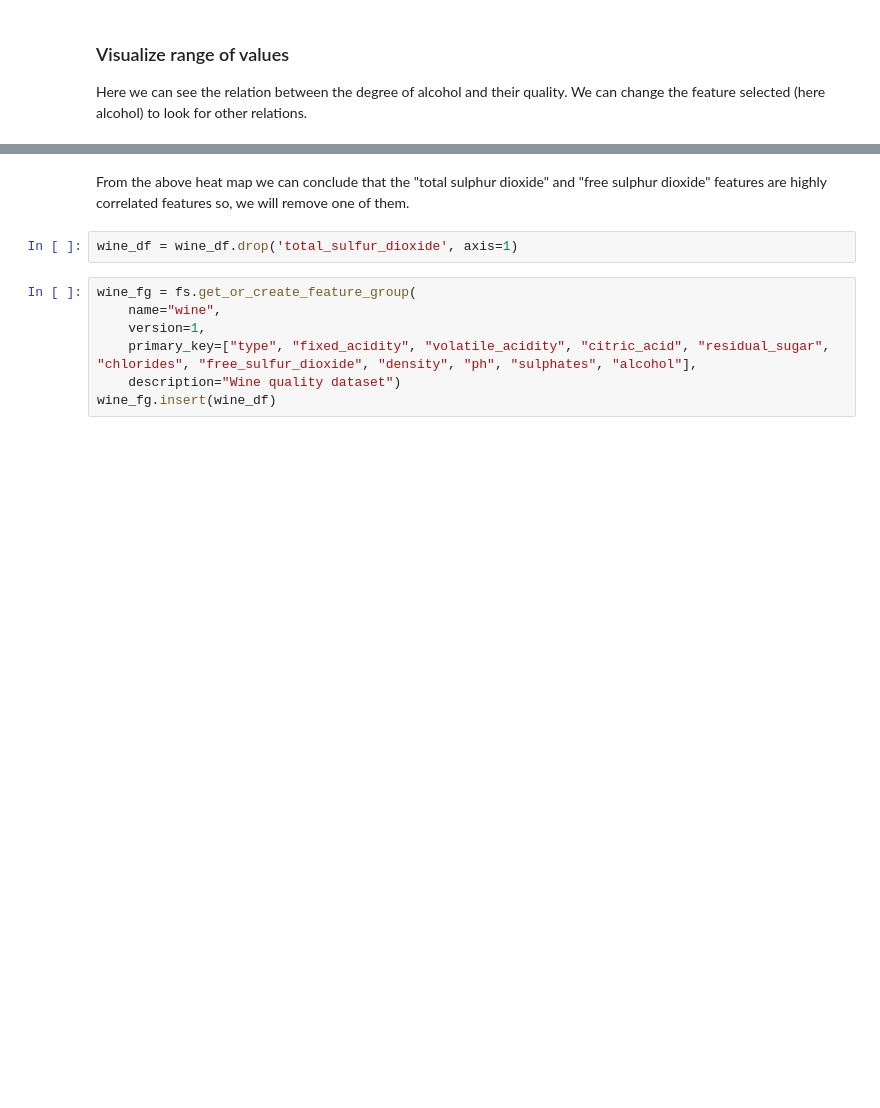
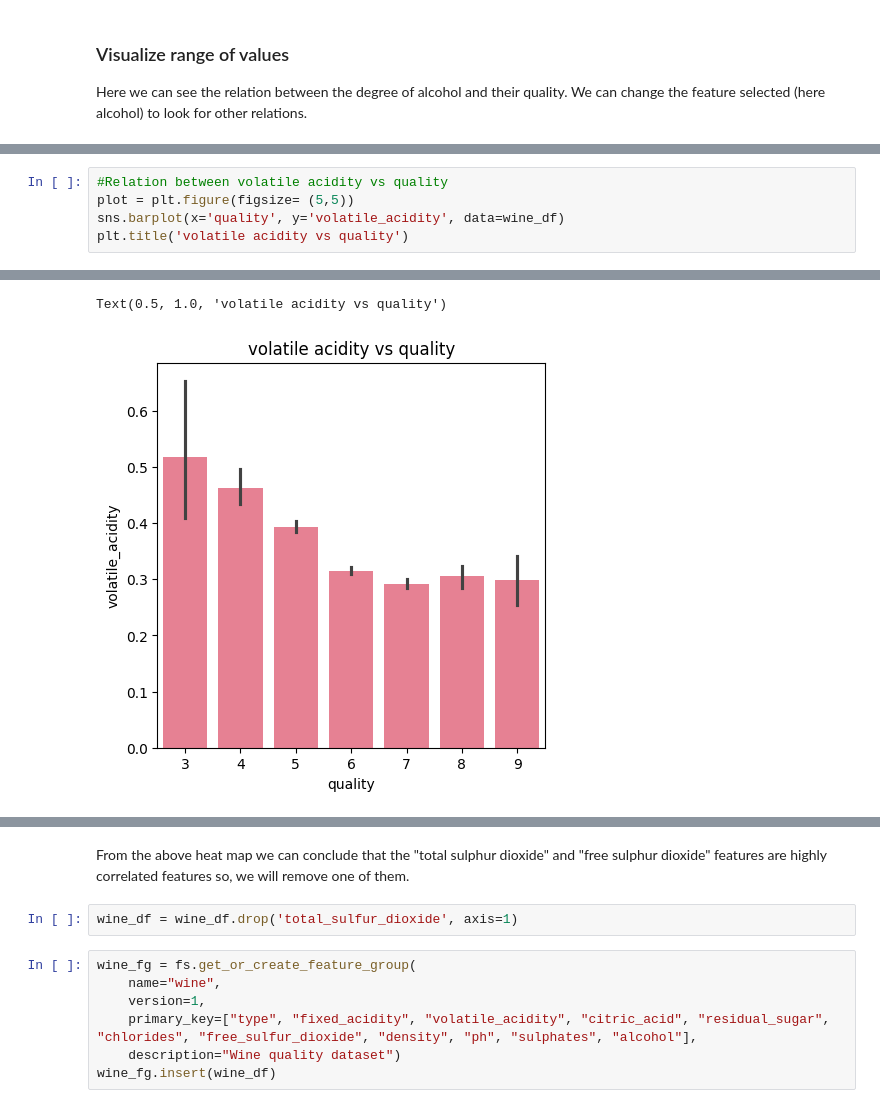
Before and after one commit to Epoxyra/id2223_lab1_wine, a Jupyter notebook: wine-eda-and-backfill-feature-group.ipynb, the cells around one changed output, grey strips where cells are left out. Saved outputs shown, nothing was run; the diff lists cells and outputs as text; blank space fills up the shorter version.

```diff
--- a/wine-eda-and-backfill-feature-group.ipynb
+++ b/wine-eda-and-backfill-feature-group.ipynb
@@ -97,0 +126,6 @@ plt.show()
+# %%
+#Relation between volatile acidity vs quality
+plot = plt.figure(figsize= (5,5))
+sns.barplot(x='quality', y='volatile_acidity', data=wine_df)
+plt.title('volatile acidity vs quality')
+# %% [output]
@@ -97,0 +134,2 @@ plt.show()
+Text(0.5, 1.0, 'volatile acidity vs quality')
+[figure, added]
```
Also changed, not shown: parts of 17 cells of this notebook, 1 other file.
